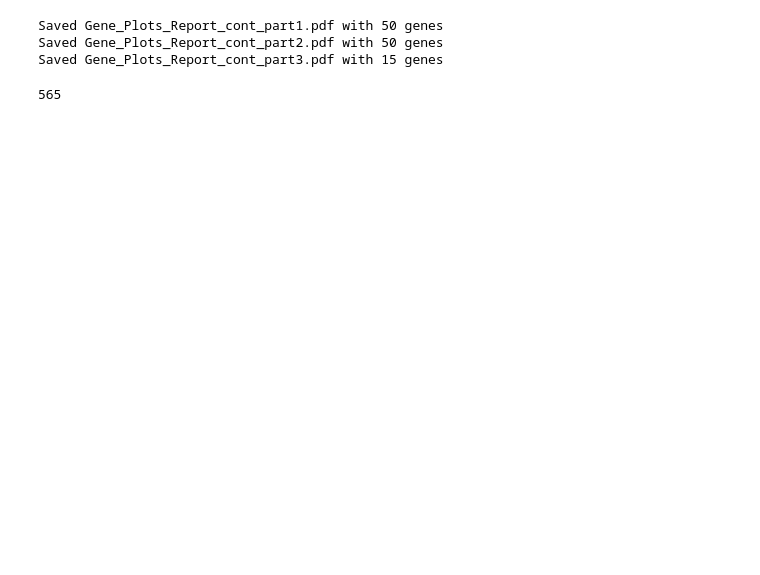
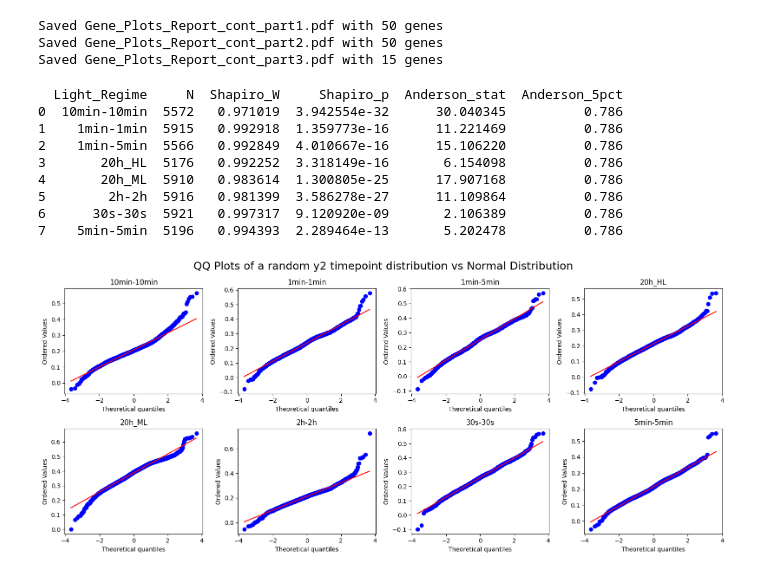
Before and after one commit to Imane-Mkt/Chlamy, a Jupyter notebook: Chlamy_Project_v2-main/Notebooks_Imane/New_analysis.ipynb, the cells around one changed output. Drawn from its saved outputs; the diff is of its cells as text; code cells hidden in the pictures; blank space fills up the shorter version.

```diff
--- a/Chlamy_Project_v2-main/Notebooks_Imane/New_analysis.ipynb
+++ b/Chlamy_Project_v2-main/Notebooks_Imane/New_analysis.ipynb
@@ -665,7 +703,64 @@ file_generation.pdf_slopetrend(data, remaining_genes, chunk_size=50, out_prefix=
 Saved Gene_Plots_Report_cont_part1.pdf with 50 genes
 Saved Gene_Plots_Report_cont_part2.pdf with 50 genes
 Saved Gene_Plots_Report_cont_part3.pdf with 15 genes
-# %%
-len(genes)
-# %% [output]
-565
+# %%
+import pandas as pd
+import matplotlib.pyplot as plt
+import scipy.stats as stats
+import numpy as np
+# Load your real data
+data = pd.read_csv("/home/imokhtatif/.vscode-server/Chlamy_Project_v2-main/Data/2025_5_phase2_light_status_slope.csv")
+mutant_data = data[~data['plate'].isin(['99v1','99v2','99v3'])]  # Filter for WT and WT CLiP mutants
+eps = 1e-6  # small constant to avoid log(0)
+#mutant_data['log_slope'] = np.log(mutant_data['y2_slope'] + eps - mutant_data['y2_slope'].min() + 1)
+# Function: normality metrics
+def normality_metrics(data, column="y2_1", group="light_regime"):
+    results = []
+    for regime, group_df in data.groupby(group):
+        values = group_df[column].dropna()
+        if len(values) > 3:
+            shapiro_stat, shapiro_p = stats.shapiro(values)
+            ad_stat, crit_vals, sig_levels = stats.anderson(values, dist="norm")
+            results.append({
+                "Light_Regime": regime,
+                "N": len(values),
+                "Shapiro_W": shapiro_stat,
+                "Shapiro_p": shapiro_p,
+                "Anderson_stat": ad_stat,
+                "Anderson_5pct": crit_vals[sig_levels.tolist().index(5.0)]
+            })
+    return pd.DataFrame(results)
+
+# Compute metrics
+results = normality_metrics(mutant_data)
+print(results)
+
+# Plot QQ plots in 4x4 grid
+light_regimes = sorted(mutant_data['light_regime'].unique())
+fig, axes = plt.subplots(2, 4, figsize=(16, 7))
+axes = axes.flatten()
+
+for ax, regime in zip(axes, light_regimes):
+    slopes = mutant_data.loc[mutant_data['light_regime'] == regime, 'y2_1']
+    stats.probplot(slopes, dist="norm", plot=ax)
+    ax.set_title(regime)
+    ax.get_lines()[1].set_color('red')
+
+# Hide unused axes if fewer than 16 regimes
+for ax in axes[len(light_regimes):]:
+    ax.axis('off')
+
+plt.suptitle("QQ Plots of a random y2 timepoint distribution vs Normal Distribution", fontsize=18)
+plt.tight_layout()
+plt.show()
+# %% [output]
+  Light_Regime     N  Shapiro_W     Shapiro_p  Anderson_stat  Anderson_5pct
+0  10min-10min  5572   0.971019  3.942554e-32      30.040345          0.786
+1    1min-1min  5915   0.992918  1.359773e-16      11.221469          0.786
+2    1min-5min  5566   0.992849  4.010667e-16      15.106220          0.786
+3       20h_HL  5176   0.992252  3.318149e-16       6.154098          0.786
+4       20h_ML  5910   0.983614  1.300805e-25      17.907168          0.786
+5        2h-2h  5916   0.981399  3.586278e-27      11.109864          0.786
+6      30s-30s  5921   0.997317  9.120920e-09       2.106389          0.786
+7    5min-5min  5196   0.994393  2.289464e-13       5.202478          0.786
+[figure, added]
```
Also changed, not shown: parts of 3 cells of this notebook, 20 other files.
